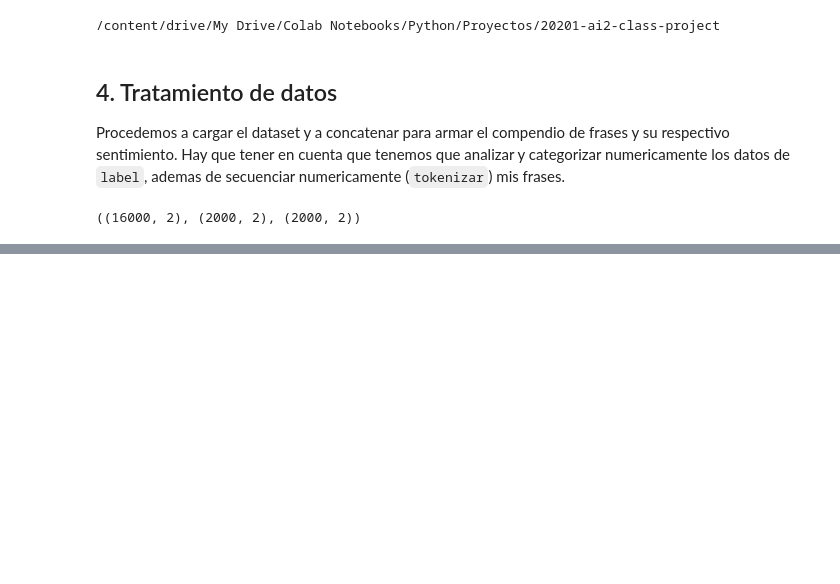
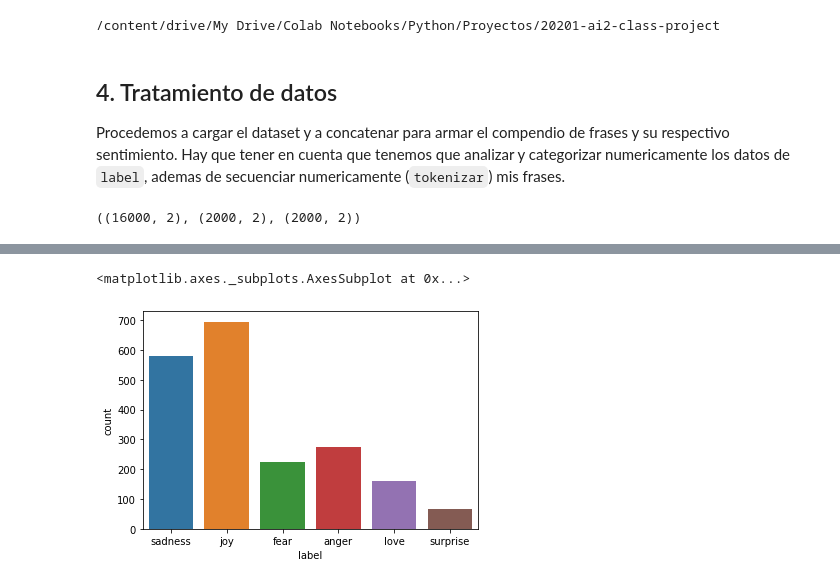
Before and after one commit to Jamf05/20201-ai2-class-project, a Jupyter notebook: download-data.ipynb, the cells around one changed output, grey strips where cells are left out. Drawn from its saved outputs; the diff is of its cells as text; code cells hidden in the pictures; blank space fills up the shorter version.

```diff
--- a/download-data.ipynb
+++ b/download-data.ipynb
@@ -143,0 +102,5 @@ Name: label, dtype: int64
+# %%
+sns.countplot(df_test['label'])
+# %% [output]
+<matplotlib.axes._subplots.AxesSubplot at 0x...>
+[figure, added]
```
Also changed, not shown: parts of 28 cells of this notebook, 7 other files.
